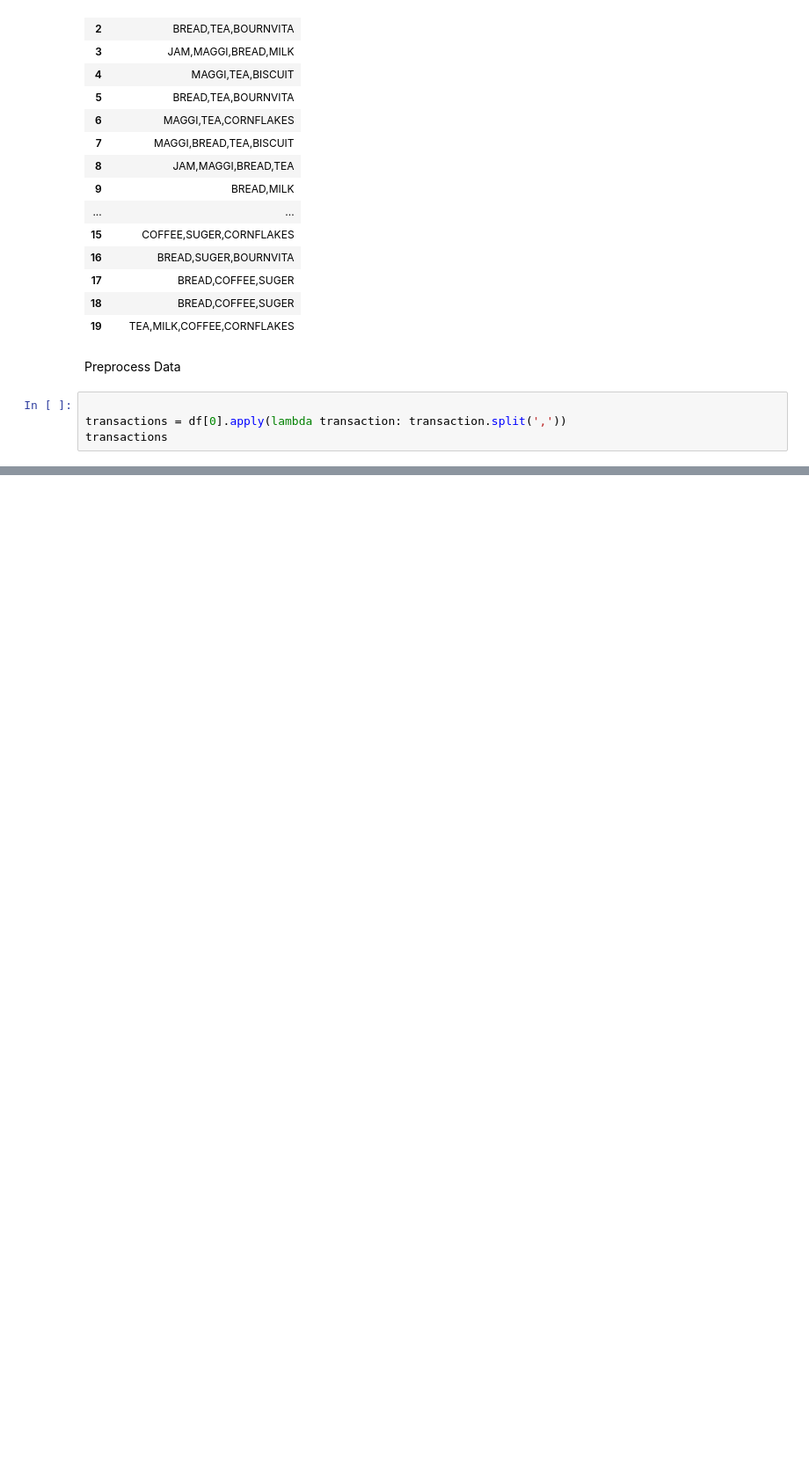
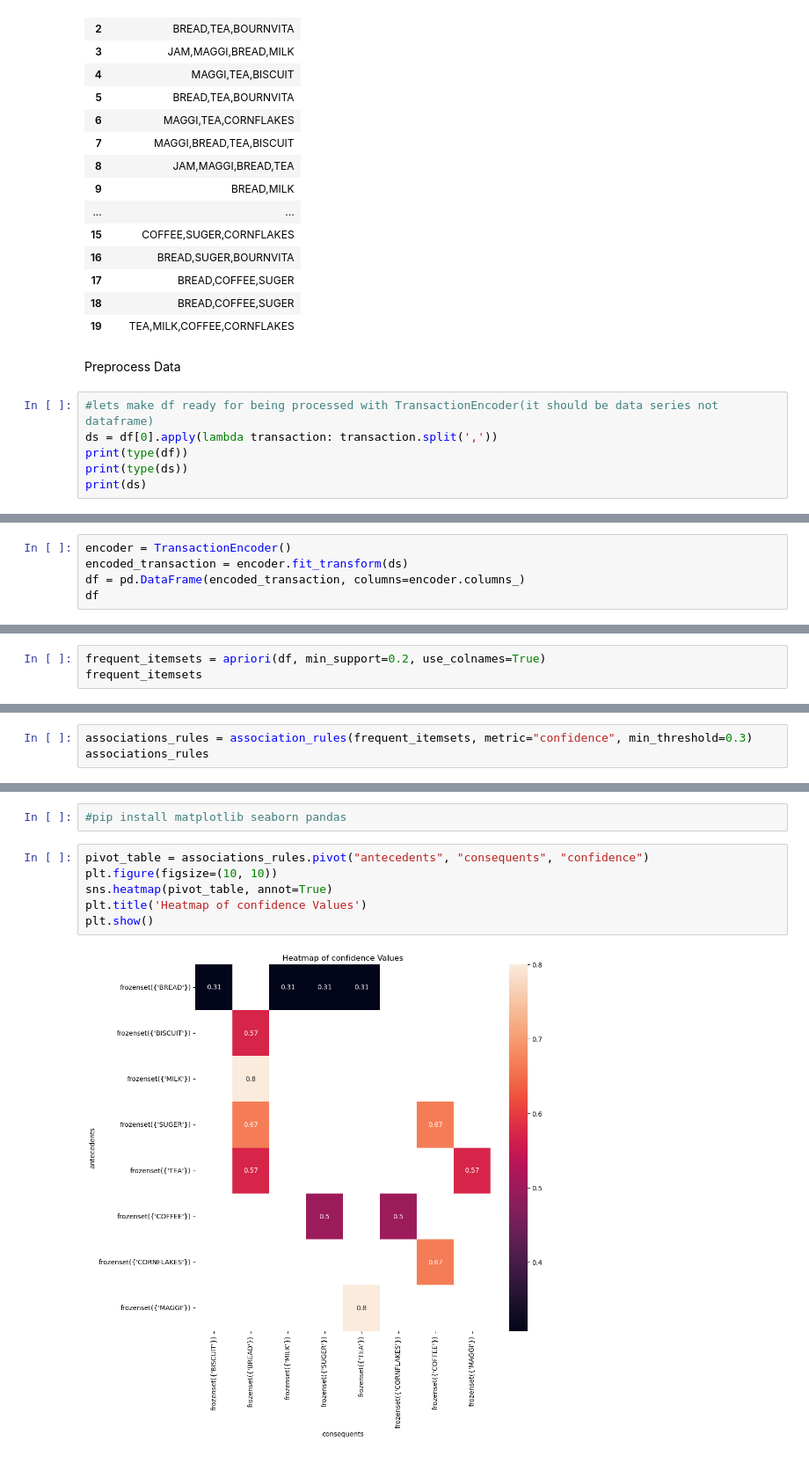
Before and after one commit to Abtinz/Machine-Learning-with-Python, a Jupyter notebook: DataMining/Regression/data-mining-p2-student.ipynb, the cells around one changed output, grey strips where cells are left out. Shown at 88% size. Drawn from its saved outputs; the diff is of its cells as text; blank space fills up the shorter version.

Commit message:
associations rules

```diff
--- a/DataMining/Regression/data-mining-p2-student.ipynb
+++ b/DataMining/Regression/data-mining-p2-student.ipynb
@@ -382,7 +383,9 @@ df.head(20)
 # %% [markdown]
 Preprocess Data
 # %%
-
-transactions = df[0].apply(lambda transaction: transaction.split(','))
-transactions
+#lets make df ready for being processed with TransactionEncoder(it should be data series not dataframe)
+ds = df[0].apply(lambda transaction: transaction.split(','))
+print(type(df))
+print(type(ds))
+print(ds)
 # %% [output]
@@ -403,3 +406,8 @@ transactions
 18                 [BREAD, COFFEE, SUGER]
 19        [TEA, MILK, COFFEE, CORNFLAKES]
 Name: 0, dtype: object
+# %%
+encoder = TransactionEncoder()
+encoded_transaction = encoder.fit_transform(ds)
+df = pd.DataFrame(encoded_transaction, columns=encoder.columns_)
+df
@@ -405,0 +432,3 @@ Name: 0, dtype: object
+# %%
+frequent_itemsets = apriori(df, min_support=0.2, use_colnames=True)
+frequent_itemsets
@@ -405,0 +453,3 @@ Name: 0, dtype: object
+# %%
+associations_rules = association_rules(frequent_itemsets, metric="confidence", min_threshold=0.3)
+associations_rules
@@ -405,0 +472,10 @@ Name: 0, dtype: object
+# %%
+#pip install matplotlib seaborn pandas
+# %%
+pivot_table = associations_rules.pivot("antecedents", "consequents", "confidence")
+plt.figure(figsize=(10, 10))
+sns.heatmap(pivot_table, annot=True)
+plt.title('Heatmap of confidence Values')
+plt.show()
+# %% [output]
+[figure, added]
```
Also changed, not shown: parts of 5 cells of this notebook.
